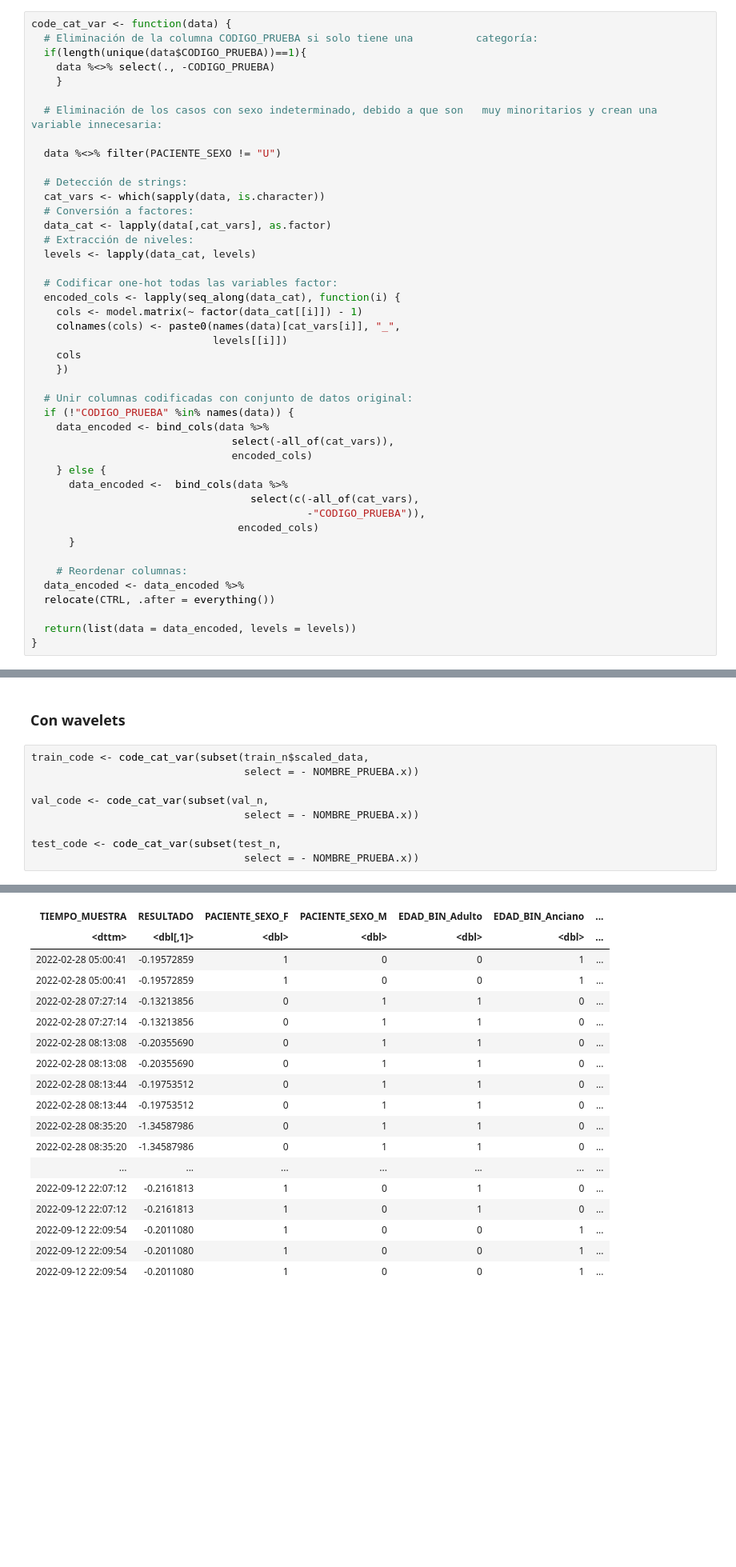
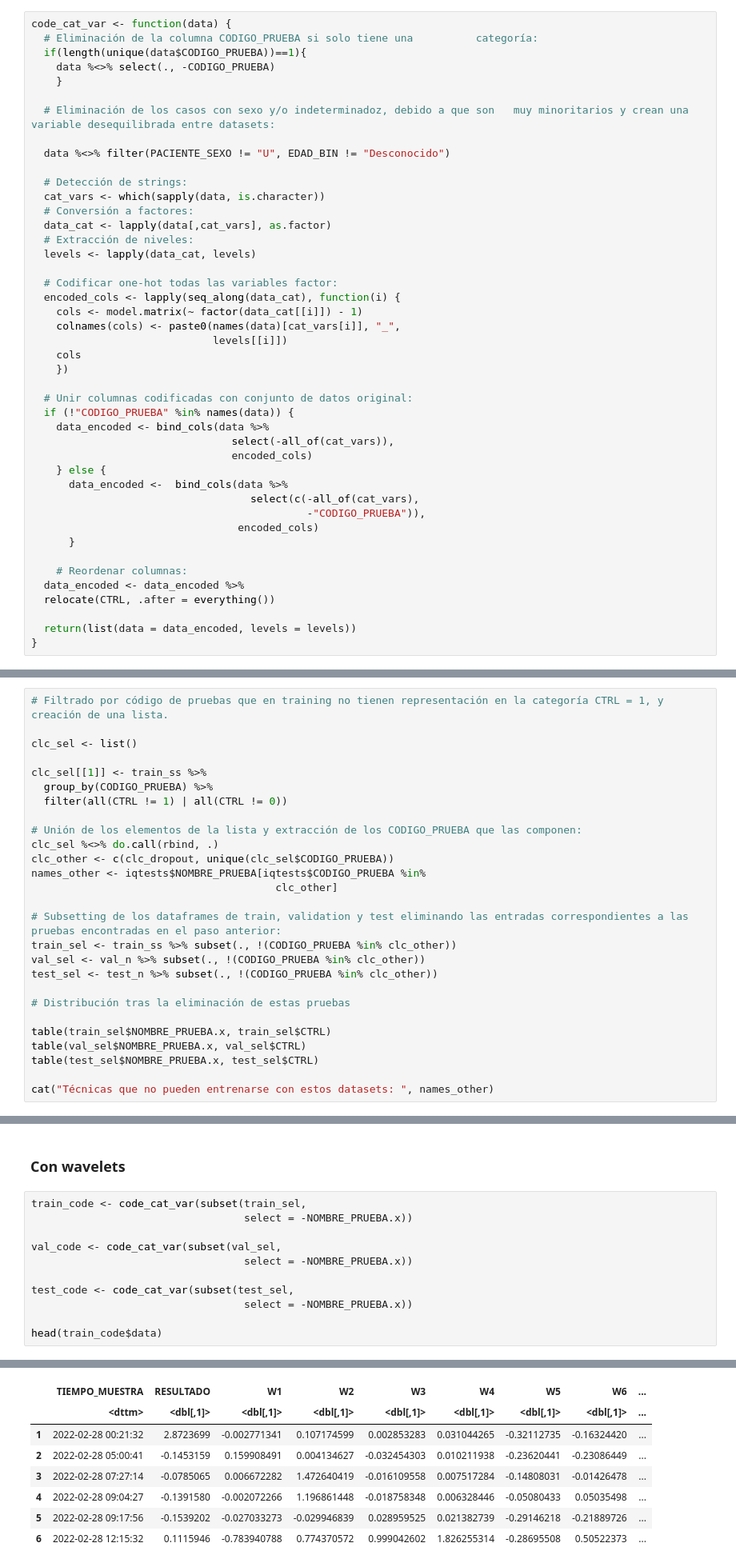
Before and after one commit to garciasergio94y/RNN, a Jupyter notebook: LSTM_onehot_samples_R.ipynb, the cells around one changed output, grey strips where cells are left out. Shown: that part at 80% size. Cells and saved outputs as stored; diff of their text form; blank space fills up the shorter version.

```diff
--- a/LSTM_onehot_samples_R.ipynb
+++ b/LSTM_onehot_samples_R.ipynb
@@ -261,9 +229,9 @@ code_cat_var <- function(data) {
     data %<>% select(., -CODIGO_PRUEBA)
     }
 
-  # Eliminación de los casos con sexo indeterminado, debido a que son   muy minoritarios y crean una variable innecesaria:
+  # Eliminación de los casos con sexo y/o indeterminadoz, debido a que son   muy minoritarios y crean una variable desequilibrada entre datasets:
 
-  data %<>% filter(PACIENTE_SEXO != "U")
+  data %<>% filter(PACIENTE_SEXO != "U", EDAD_BIN != "Desconocido")
 
   # Detección de strings:
   cat_vars <- which(sapply(data, is.character))
@@ -564,0 +523,27 @@ See <https://tidyselect.r-lib.org/reference/faq-external-vector.html>.
+# %%
+# Filtrado por código de pruebas que en training no tienen representación en la categoría CTRL = 1, y creación de una lista.
+
+clc_sel <- list()
+
+clc_sel[[1]] <- train_ss %>%
+  group_by(CODIGO_PRUEBA) %>%
+  filter(all(CTRL != 1) | all(CTRL != 0))
+
+# Unión de los elementos de la lista y extracción de los CODIGO_PRUEBA que las componen:
+clc_sel %<>% do.call(rbind, .)
+clc_other <- c(clc_dropout, unique(clc_sel$CODIGO_PRUEBA))
+names_other <- iqtests$NOMBRE_PRUEBA[iqtests$CODIGO_PRUEBA %in%
+                                       clc_other]
+
+# Subsetting de los dataframes de train, validation y test eliminando las entradas correspondientes a las pruebas encontradas en el paso anterior:
+train_sel <- train_ss %>% subset(., !(CODIGO_PRUEBA %in% clc_other))
+val_sel <- val_n %>% subset(., !(CODIGO_PRUEBA %in% clc_other))
+test_sel <- test_n %>% subset(., !(CODIGO_PRUEBA %in% clc_other))
+
+# Distribución tras la eliminación de estas pruebas
+
+table(train_sel$NOMBRE_PRUEBA.x, train_sel$CTRL)
+table(val_sel$NOMBRE_PRUEBA.x, val_sel$CTRL)
+table(test_sel$NOMBRE_PRUEBA.x, test_sel$CTRL)
+
+cat("Técnicas que no pueden entrenarse con estos datasets: ", names_other)
@@ -578,12 +628,14 @@ test_code <- code_cat_var(subset(test_n,
 # %% [markdown]
 ### Con wavelets
 # %%
-train_code <- code_cat_var(subset(train_n$scaled_data,
-                                  select = - NOMBRE_PRUEBA.x))
+train_code <- code_cat_var(subset(train_sel,
+                                  select = -NOMBRE_PRUEBA.x))
 
-val_code <- code_cat_var(subset(val_n,
-                                  select = - NOMBRE_PRUEBA.x))
+val_code <- code_cat_var(subset(val_sel,
+                                  select = -NOMBRE_PRUEBA.x))
 
-test_code <- code_cat_var(subset(test_n,
-                                  select = - NOMBRE_PRUEBA.x))
+test_code <- code_cat_var(subset(test_sel,
+                                  select = -NOMBRE_PRUEBA.x))
+
+head(train_code$data)
 # %% [output]
@@ -592,18 +643,8 @@ A data.frame: 66791 × 39
-| TIEMPO_MUESTRA | RESULTADO | PACIENTE_SEXO_F | PACIENTE_SEXO_M | EDAD_BIN_Adulto | EDAD_BIN_Anciano | ... |
-| <dttm> | <dbl[,1]> | <dbl> | <dbl> | <dbl> | <dbl> | ... |
-| 2022-02-28 05:00:41 | -0.19572859 | 1 | 0 | 0 | 1 | ... |
-| 2022-02-28 05:00:41 | -0.19572859 | 1 | 0 | 0 | 1 | ... |
-| 2022-02-28 07:27:14 | -0.13213856 | 0 | 1 | 1 | 0 | ... |
-| 2022-02-28 07:27:14 | -0.13213856 | 0 | 1 | 1 | 0 | ... |
-| 2022-02-28 08:13:08 | -0.20355690 | 0 | 1 | 1 | 0 | ... |
-| 2022-02-28 08:13:08 | -0.20355690 | 0 | 1 | 1 | 0 | ... |
-| 2022-02-28 08:13:44 | -0.19753512 | 0 | 1 | 1 | 0 | ... |
-| 2022-02-28 08:13:44 | -0.19753512 | 0 | 1 | 1 | 0 | ... |
-| 2022-02-28 08:35:20 | -1.34587986 | 0 | 1 | 1 | 0 | ... |
-| 2022-02-28 08:35:20 | -1.34587986 | 0 | 1 | 1 | 0 | ... |
-| ... | ... | ... | ... | ... | ... | ... |
-| 2022-09-12 22:07:12 | -0.2161813 | 1 | 0 | 1 | 0 | ... |
-| 2022-09-12 22:07:12 | -0.2161813 | 1 | 0 | 1 | 0 | ... |
-| 2022-09-12 22:09:54 | -0.2011080 | 1 | 0 | 0 | 1 | ... |
-| 2022-09-12 22:09:54 | -0.2011080 | 1 | 0 | 0 | 1 | ... |
-| 2022-09-12 22:09:54 | -0.2011080 | 1 | 0 | 0 | 1 | ... |
+|  | TIEMPO_MUESTRA | RESULTADO | W1 | W2 | W3 | W4 | W5 | W6 | ... |
+|  | <dttm> | <dbl[,1]> | <dbl[,1]> | <dbl[,1]> | <dbl[,1]> | <dbl[,1]> | <dbl[,1]> | <dbl[,1]> | ... |
+| 1 | 2022-02-28 00:21:32 | 2.8723699 | -0.002771341 | 0.107174599 | 0.002853283 | 0.031044265 | -0.32112735 | -0.16324420 | ... |
+| 2 | 2022-02-28 05:00:41 | -0.1453159 | 0.159908491 | 0.004134627 | -0.032454303 | 0.010211938 | -0.23620441 | -0.23086449 | ... |
+| 3 | 2022-02-28 07:27:14 | -0.0785065 | 0.006672282 | 1.472640419 | -0.016109558 | 0.007517284 | -0.14808031 | -0.01426478 | ... |
+| 4 | 2022-02-28 09:04:27 | -0.1391580 | -0.002072266 | 1.196861448 | -0.018758348 | 0.006328446 | -0.05080433 | 0.05035498 | ... |
+| 5 | 2022-02-28 09:17:56 | -0.1539202 | -0.027033273 | -0.029946839 | 0.028959525 | 0.021382739 | -0.29146218 | -0.21889726 | ... |
+| 6 | 2022-02-28 12:15:32 | 0.1115946 | -0.783940788 | 0.774370572 | 0.999042602 | 1.826255314 | -0.28695508 | 0.50522373 | ... |
```
Also changed, not shown: parts of 36 cells of this notebook.
